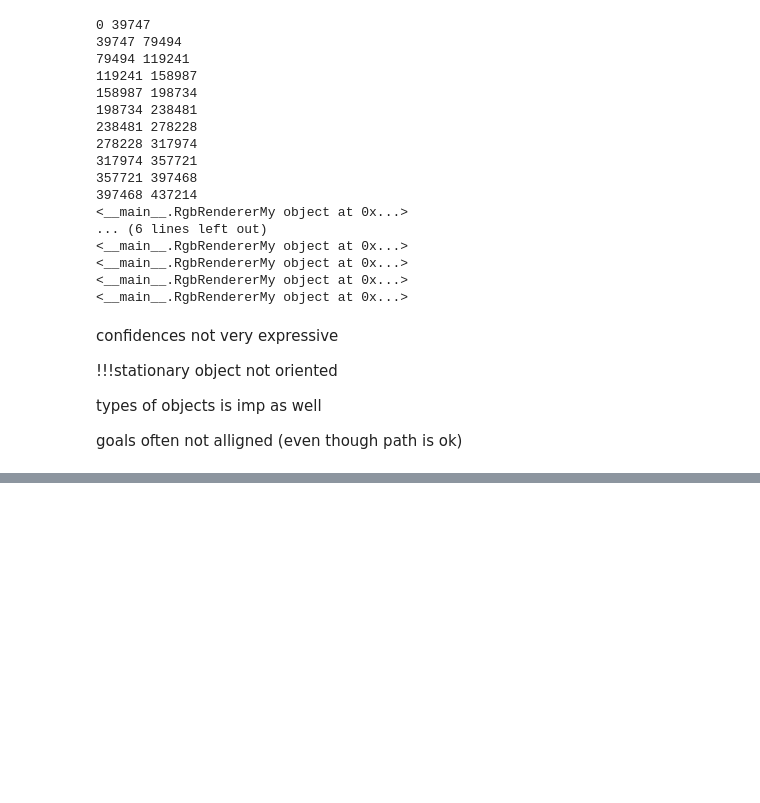
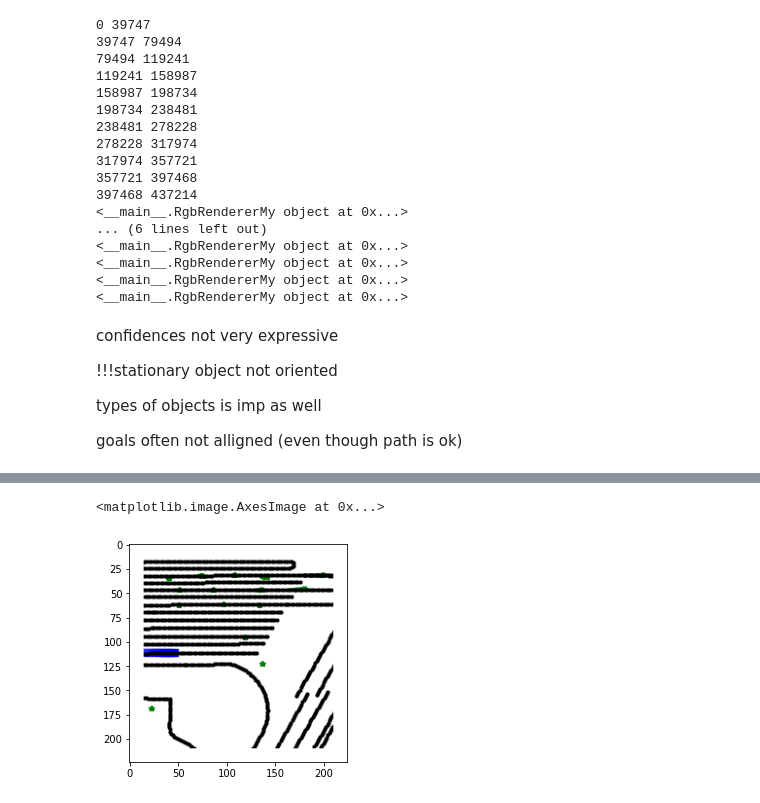
Before and after one commit to alexpostnikov/waymo-open-dataset, a Jupyter notebook: tutorial/visualize.ipynb, the cells around one changed output, grey strips where cells are left out. Saved outputs shown, nothing was run; the diff lists cells and outputs as text; code cells hidden in the pictures; blank space fills up the shorter version.

```diff
--- a/tutorial/visualize.ipynb
+++ b/tutorial/visualize.ipynb
@@ -655,0 +695,9 @@ print(get_local_fut_path(train_data)[:,-1,:])
+# %%
+prefix = "/home/jovyan/waymo-open-dataset/tutorial/"
+file_path = a["4ca8a8090159656581.0"]
+rgbs = np.load(prefix + file_path, allow_pickle=True)["rgb"].reshape(-1)[0]
+# %%
+plt.imshow(rgbs["4ca8a8090159656581.0"][0])
+# %% [output]
+<matplotlib.image.AxesImage at 0x...>
+[figure, added]
```
Also changed, not shown: parts of 5 cells of this notebook, 4 other files.
